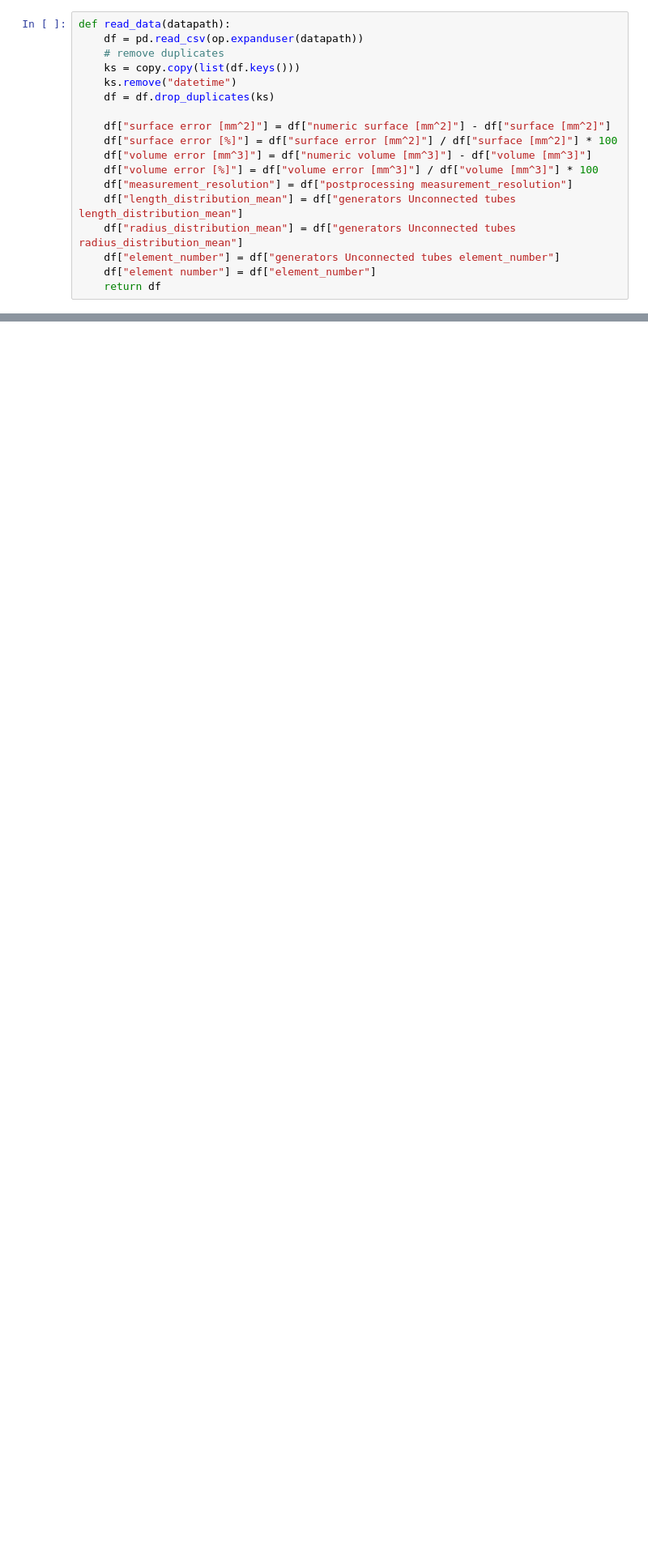
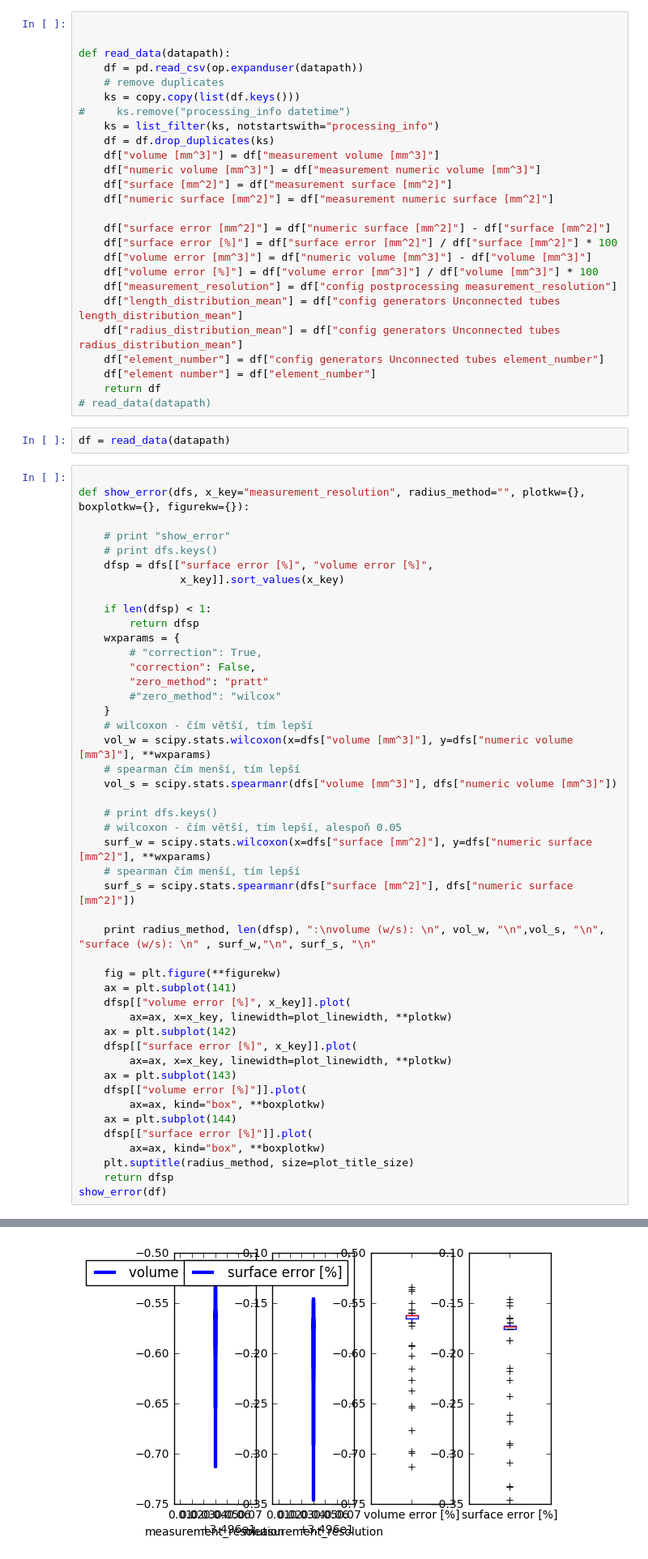
Before and after one commit to mjirik/teigen, a Jupyter notebook: examples/evaltools.ipynb, the cells around one changed output, grey strips where cells are left out. Shown: that part at 81% size. Saved outputs shown, nothing was run; the diff lists cells and outputs as text; blank space fills up the shorter version.

```diff
--- a/examples/evaltools.ipynb
+++ b/examples/evaltools.ipynb
@@ -145,18 +150,75 @@ def run_configs(configs):
 # %%
+
+
 def read_data(datapath):
     df = pd.read_csv(op.expanduser(datapath))
     # remove duplicates
     ks = copy.copy(list(df.keys()))
-    ks.remove("datetime")
+#     ks.remove("processing_info datetime")
+    ks = list_filter(ks, notstartswith="processing_info")
     df = df.drop_duplicates(ks)
+    df["volume [mm^3]"] = df["measurement volume [mm^3]"]
+    df["numeric volume [mm^3]"] = df["measurement numeric volume [mm^3]"]
+    df["surface [mm^2]"] = df["measurement surface [mm^2]"]
+    df["numeric surface [mm^2]"] = df["measurement numeric surface [mm^2]"]
 
     df["surface error [mm^2]"] = df["numeric surface [mm^2]"] - df["surface [mm^2]"]
     df["surface error [%]"] = df["surface error [mm^2]"] / df["surface [mm^2]"] * 100
     df["volume error [mm^3]"] = df["numeric volume [mm^3]"] - df["volume [mm^3]"]
     df["volume error [%]"] = df["volume error [mm^3]"] / df["volume [mm^3]"] * 100
-    df["measurement_resolution"] = df["postprocessing measurement_resolution"]
-    df["length_distribution_mean"] = df["generators Unconnected tubes length_distribution_mean"]
-    df["radius_distribution_mean"] = df["generators Unconnected tubes radius_distribution_mean"]
-    df["element_number"] = df["generators Unconnected tubes element_number"]
+    df["measurement_resolution"] = df["config postprocessing measurement_resolution"]
+    df["length_distribution_mean"] = df["config generators Unconnected tubes length_distribution_mean"]
+    df["radius_distribution_mean"] = df["config generators Unconnected tubes radius_distribution_mean"]
+    df["element_number"] = df["config generators Unconnected tubes element_number"]
     df["element number"] = df["element_number"]
     return df
+# read_data(datapath)
+# %%
+df = read_data(datapath)
+# %%
+
+def show_error(dfs, x_key="measurement_resolution", radius_method="", plotkw={}, boxplotkw={}, figurekw={}):
+
+    # print "show_error"
+    # print dfs.keys()
+    dfsp = dfs[["surface error [%]", "volume error [%]",
+                x_key]].sort_values(x_key)
+
+    if len(dfsp) < 1:
+        return dfsp
+    wxparams = {
+        # "correction": True,
+        "correction": False,
+        "zero_method": "pratt"
+        #"zero_method": "wilcox"
+    }
+    # wilcoxon - čím větší, tím lepší
+    vol_w = scipy.stats.wilcoxon(x=dfs["volume [mm^3]"], y=dfs["numeric volume [mm^3]"], **wxparams)
+    # spearman čím menší, tím lepší
+    vol_s = scipy.stats.spearmanr(dfs["volume [mm^3]"], dfs["numeric volume [mm^3]"])
+
+    # print dfs.keys()
+    # wilcoxon - čím větší, tím lepší, alespoň 0.05
+    surf_w = scipy.stats.wilcoxon(x=dfs["surface [mm^2]"], y=dfs["numeric surface [mm^2]"], **wxparams)
+    # spearman čím menší, tím lepší
+    surf_s = scipy.stats.spearmanr(dfs["surface [mm^2]"], dfs["numeric surface [mm^2]"])
+
+    print radius_method, len(dfsp), ":\nvolume (w/s): \n", vol_w, "\n",vol_s, "\n", "surface (w/s): \n" , surf_w,"\n", surf_s, "\n"
+
+    fig = plt.figure(**figurekw)
+    ax = plt.subplot(141)
+    dfsp[["volume error [%]", x_key]].plot(
+        ax=ax, x=x_key, linewidth=plot_linewidth, **plotkw)
+    ax = plt.subplot(142)
+    dfsp[["surface error [%]", x_key]].plot(
+        ax=ax, x=x_key, linewidth=plot_linewidth, **plotkw)
+    ax = plt.subplot(143)
+    dfsp[["volume error [%]"]].plot(
+        ax=ax, kind="box", **boxplotkw)
+    ax = plt.subplot(144)
+    dfsp[["surface error [%]"]].plot(
+        ax=ax, kind="box", **boxplotkw)
+    plt.suptitle(radius_method, size=plot_title_size)
+    return dfsp
+show_error(df)
+# %% [output]
@@ -162,0 +250 @@ def read_data(datapath):
+[figure, added]
```
Also changed, not shown: parts of 8 cells of this notebook, 2 other files.
